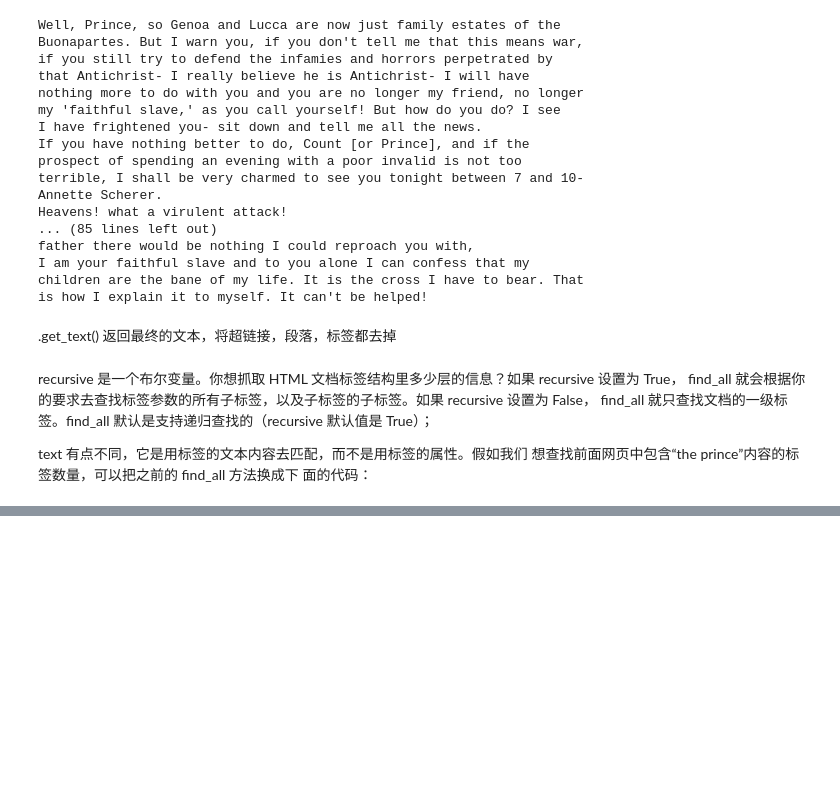
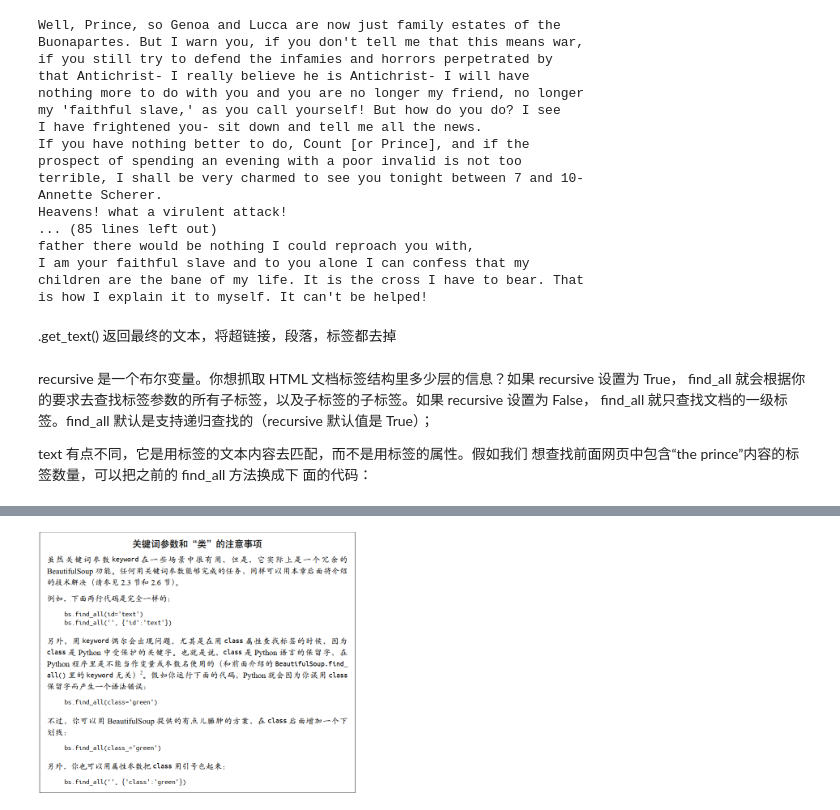
Before and after one commit to zhao252627575/python_spyder_guid, a Jupyter notebook: p2.ipynb, the cells around one changed output, grey strips where cells are left out. Saved outputs shown, nothing was run; the diff lists cells and outputs as text; code cells hidden in the pictures; blank space fills up the shorter version.

```diff
--- a/p2.ipynb
+++ b/p2.ipynb
@@ -58,3 +58,5 @@ print(len(nameList))
 # %%
 from IPython.display import Image
-Image(filename = 'D:\file\PythonFiles\python_spyder_guid\png\class_keywod.png', width=320, height=240)
+Image(filename = 'D:\\file\\PythonFiles\\python_spyder_guid\\png\\class_keywod.png', width=320, height=240)
+# %% [output]
+[figure, added]
```
Also changed, not shown: parts of 1 cell of this notebook.
